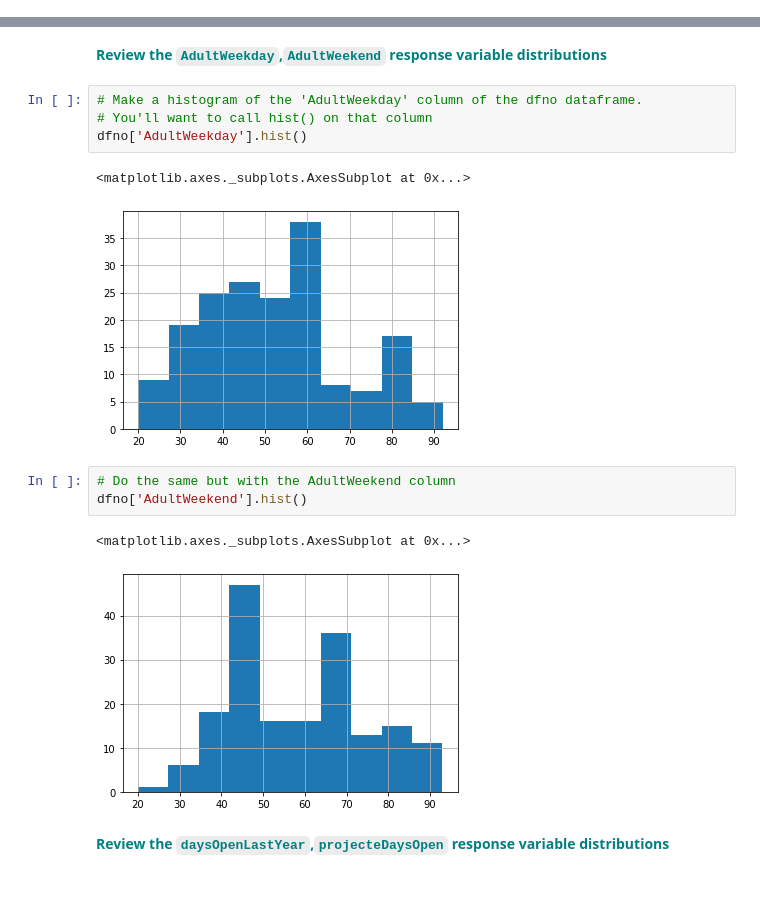
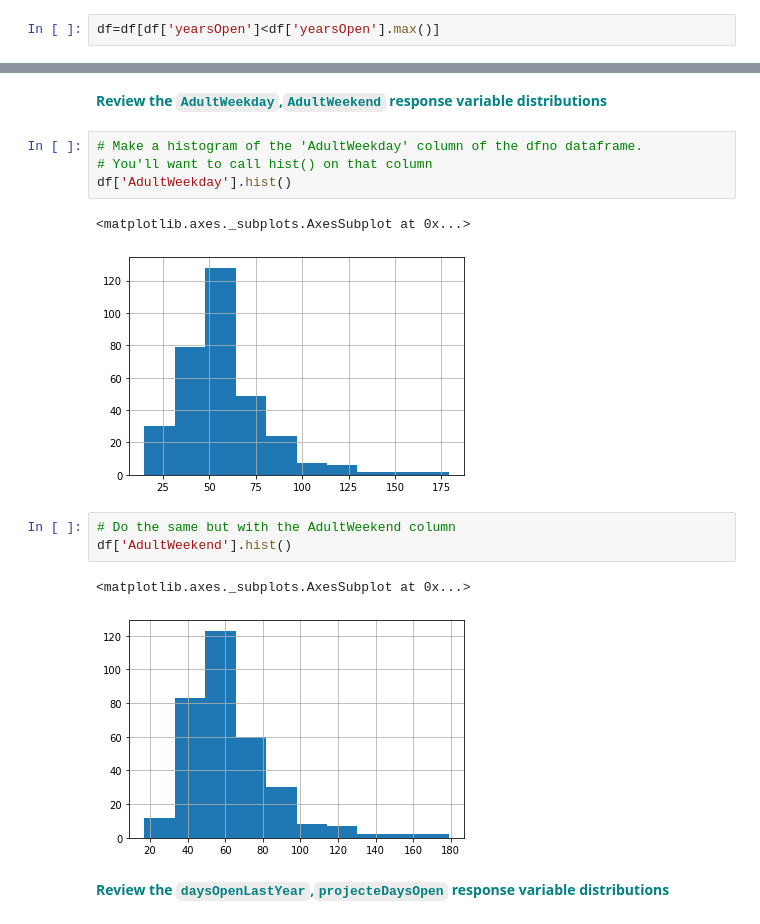
Before and after one commit to shashins/Capstone1, a Jupyter notebook: Guided_Capstone/Notebook_stepthree.ipynb, the cells around one changed output, grey strips where cells are left out. Drawn from its saved outputs; the diff is of its cells as text; blank space fills up the shorter version.

```diff
--- a/Guided_Capstone/Notebook_stepthree.ipynb
+++ b/Guided_Capstone/Notebook_stepthree.ipynb
@@ -230,3 +230,5 @@ df.shape
 dfno.shape
 # %% [output]
 (179, 25)
+# %%
+df=df[df['yearsOpen']<df['yearsOpen'].max()]
@@ -243,16 +249,16 @@ There are many possible response variables you could have identified in Step 1 o
 # %%
 # Make a histogram of the 'AdultWeekday' column of the dfno dataframe.
 # You'll want to call hist() on that column
-dfno['AdultWeekday'].hist()
+df['AdultWeekday'].hist()
 # %% [output]
 <matplotlib.axes._subplots.AxesSubplot at 0x...>
-[figure, old version]
+[figure, new version]
 # %%
 # Do the same but with the AdultWeekend column
-dfno['AdultWeekend'].hist()
+df['AdultWeekend'].hist()
 # %% [output]
 <matplotlib.axes._subplots.AxesSubplot at 0x...>
-[figure, old version]
+[figure, new version]
 # %% [markdown]
 <font color='teal'>**Review the `daysOpenLastYear`,`projecteDaysOpen` response variable distributions**</font>
 # %%
```
Also changed, not shown: parts of 14 cells of this notebook, 3 other files.
